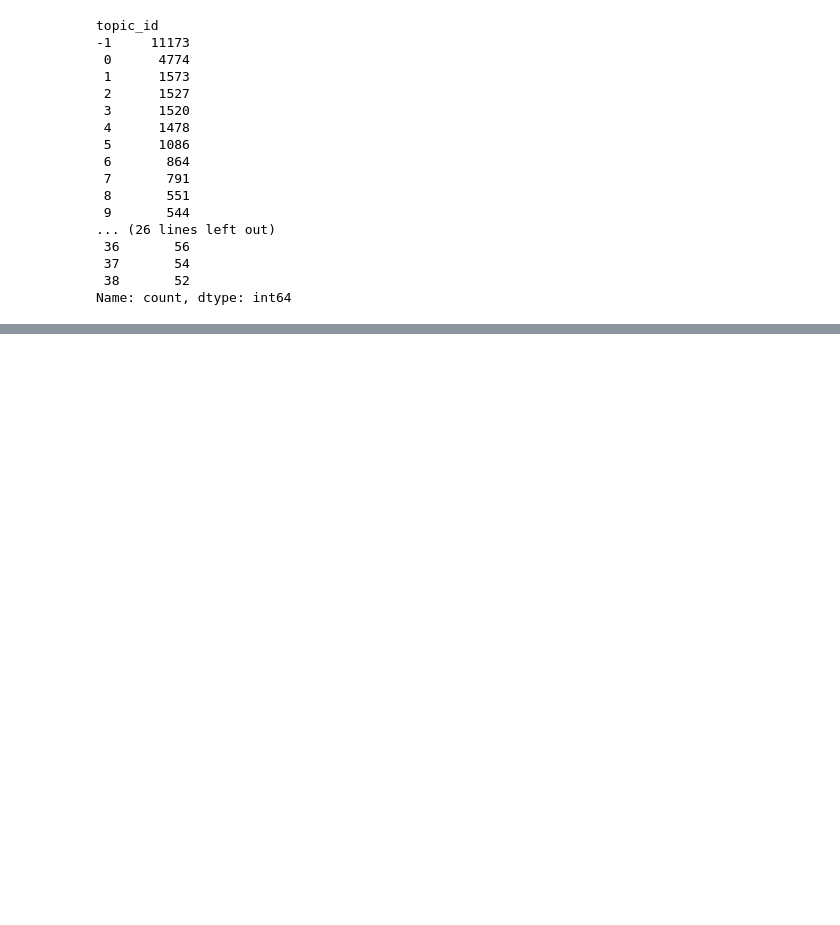
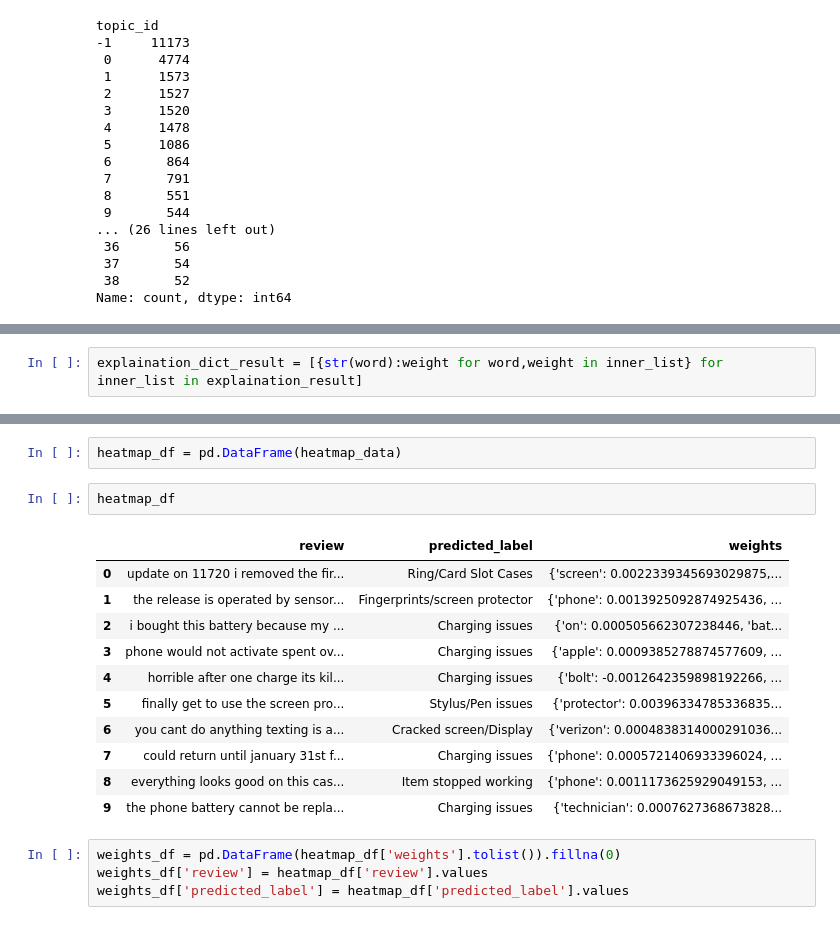
Before and after one commit to dsbyvansh/NLP-Customer-Review-Intelligence, a Jupyter notebook: notebooks/explainability.ipynb, the cells around one changed output, grey strips where cells are left out. Cells and saved outputs as stored; diff of their text form; blank space fills up the shorter version.

```diff
--- a/notebooks/explainability.ipynb
+++ b/notebooks/explainability.ipynb
@@ -64,0 +180,2 @@ Name: count, dtype: int64
+# %%
+explaination_dict_result = [{str(word):weight for word,weight in inner_list} for inner_list in explaination_result]
@@ -64,0 +250,20 @@ Name: count, dtype: int64
+# %%
+heatmap_df = pd.DataFrame(heatmap_data)
+# %%
+heatmap_df
+# %% [output]
+|  | review | predicted_label | weights |
+| 0 | update on 11720 i removed the fir... | Ring/Card Slot Cases | {'screen': 0.0022339345693029875,... |
+| 1 | the release is operated by sensor... | Fingerprints/screen protector | {'phone': 0.0013925092874925436, ... |
+| 2 | i bought this battery because my ... | Charging issues | {'on': 0.000505662307238446, 'bat... |
+| 3 | phone would not activate spent ov... | Charging issues | {'apple': 0.0009385278874577609, ... |
+| 4 | horrible after one charge its kil... | Charging issues | {'bolt': -0.0012642359898192266, ... |
+| 5 | finally get to use the screen pro... | Stylus/Pen issues | {'protector': 0.00396334785336835... |
+| 6 | you cant do anything texting is a... | Cracked screen/Display | {'verizon': 0.0004838314000291036... |
+| 7 | could return until january 31st f... | Charging issues | {'phone': 0.0005721406933396024, ... |
+| 8 | everything looks good on this cas... | Item stopped working | {'phone': 0.0011173625929049153, ... |
+| 9 | the phone battery cannot be repla... | Charging issues | {'technician': 0.0007627368673828... |
+# %%
+weights_df = pd.DataFrame(heatmap_df['weights'].tolist()).fillna(0)
+weights_df['review'] = heatmap_df['review'].values
+weights_df['predicted_label'] = heatmap_df['predicted_label'].values
```
Also changed, not shown: parts of 22 cells of this notebook, 4 other files.
